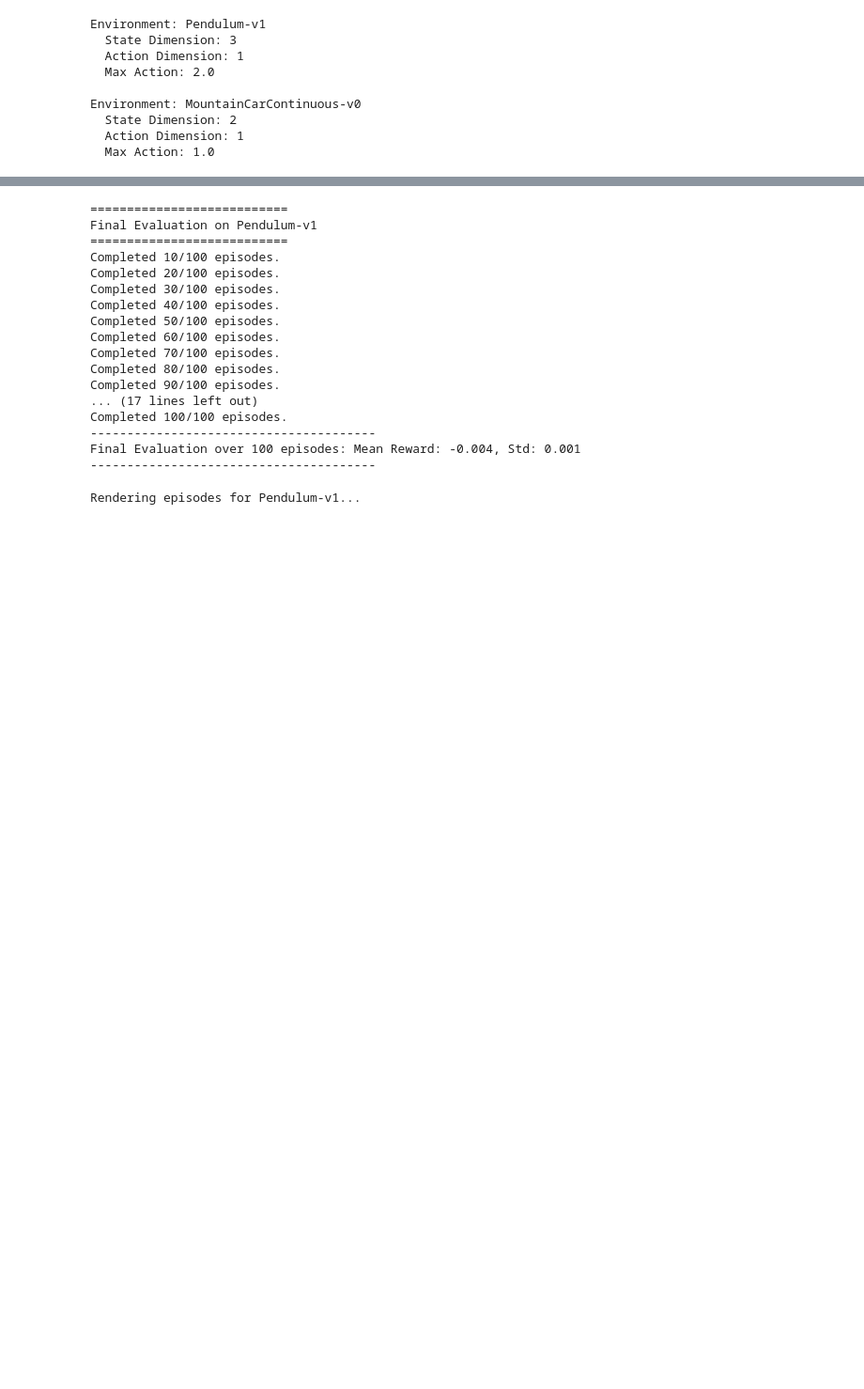
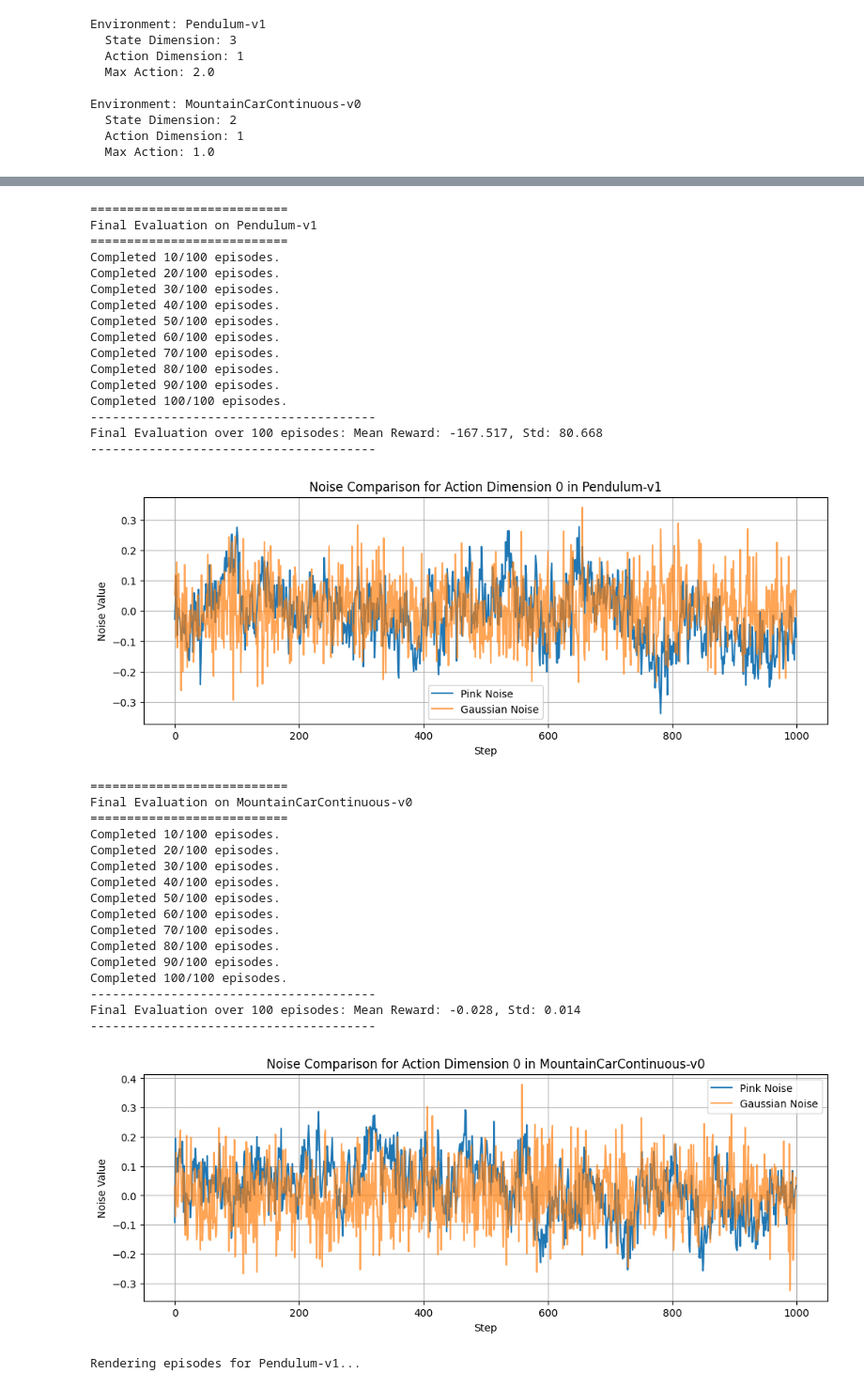
Before and after one commit to KarahanS/RL-Hockey, a Jupyter notebook: TD3/test.ipynb, the cells around one changed output, grey strips where cells are left out. Shown: that part at 94% size. Saved outputs shown, nothing was run; the diff lists cells and outputs as text; code cells hidden in the pictures; blank space fills up the shorter version.

```diff
--- a/TD3/test.ipynb
+++ b/TD3/test.ipynb
@@ -462,7 +442,5 @@ for env_name, rewards in evaluation_results.items():
 # %%
-# Initialize a dictionary to store final evaluation results
-final_evaluation_results = {}
-
+# Final Evaluation
 for env_name, details in env_details.items():
     print(f"\n===========================\nFinal Evaluation on {env_name}\n===========================")
 
@@ -472,39 +450,55 @@ for env_name, details in env_details.items():
     # Define file-specific directories
     file_name = f"TD3_{env_name.replace('-', '_')}_{base_seed}"
     results_dir = os.path.join(base_results_dir, env_name.replace('-', '_'))
     models_dir = os.path.join(base_models_dir, env_name.replace('-', '_'))
 
-    # Load the trained actor (if not already in memory)
-    # Uncomment the following line if running evaluations in a separate session
-    # agent.load(os.path.join(models_dir, file_name))
-
     # Evaluate the trained actor
     final_episode_rewards, final_mean_reward, final_std_reward = evaluate_trained_actor(agent, env, base_seed, eval_episodes=100)
 
     # Store the results
     final_evaluation_results[env_name] = {
         "rewards": final_episode_rewards,
         "mean_reward": final_mean_reward,
         "std_reward": final_std_reward
     }
+
+    # Optionally, plot noise comparison if applicable
+    plot_noise_comparison(env_name, agent, training_config)
 # %% [output]
 ===========================
 Final Evaluation on Pendulum-v1
 ===========================
 Completed 10/100 episodes.
 Completed 20/100 episodes.
 Completed 30/100 episodes.
 Completed 40/100 episodes.
 Completed 50/100 episodes.
 Completed 60/100 episodes.
 Completed 70/100 episodes.
 Completed 80/100 episodes.
 Completed 90/100 episodes.
-... (17 lines left out)
 Completed 100/100 episodes.
 ---------------------------------------
-Final Evaluation over 100 episodes: Mean Reward: -0.004, Std: 0.001
+Final Evaluation over 100 episodes: Mean Reward: -167.517, Std: 80.668
 ---------------------------------------
+[figure, added]
+===========================
+Final Evaluation on MountainCarContinuous-v0
+===========================
+Completed 10/100 episodes.
+Completed 20/100 episodes.
+Completed 30/100 episodes.
+Completed 40/100 episodes.
+Completed 50/100 episodes.
+Completed 60/100 episodes.
+Completed 70/100 episodes.
+Completed 80/100 episodes.
+Completed 90/100 episodes.
+Completed 100/100 episodes.
+---------------------------------------
+Final Evaluation over 100 episodes: Mean Reward: -0.028, Std: 0.014
+---------------------------------------
+[figure, added]
 # %%
 def render_episodes(policy, env, seed, episodes=5, render=True):
     """
```
Also changed, not shown: parts of 10 cells of this notebook, 12 other files.
